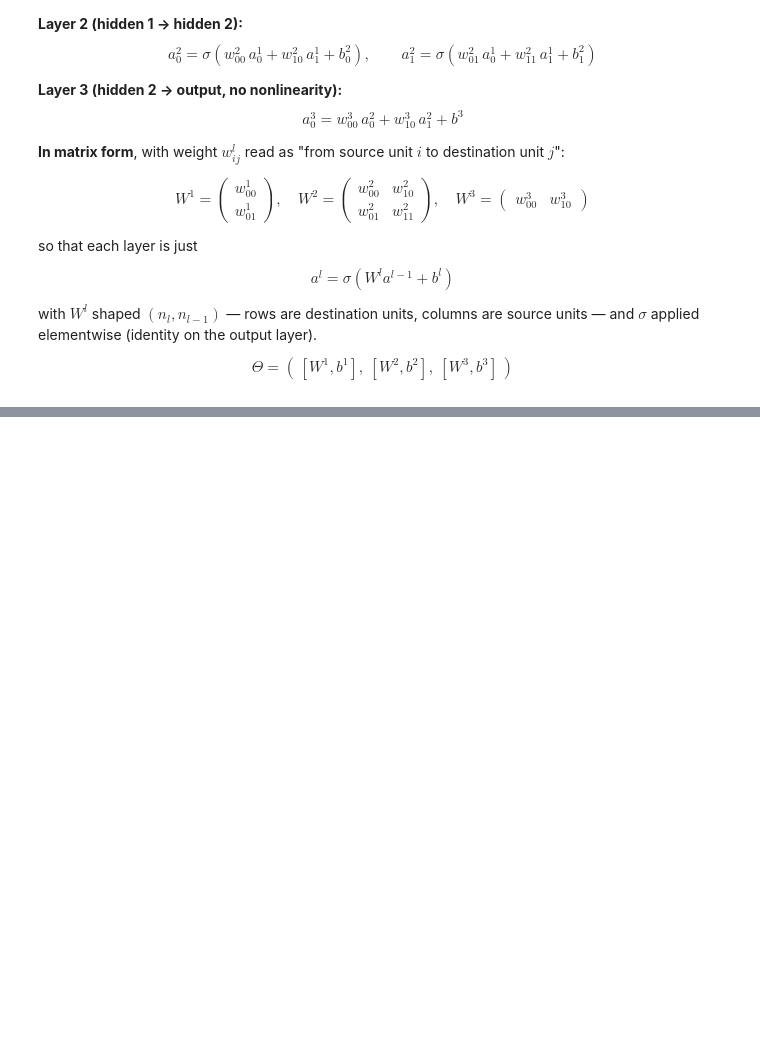
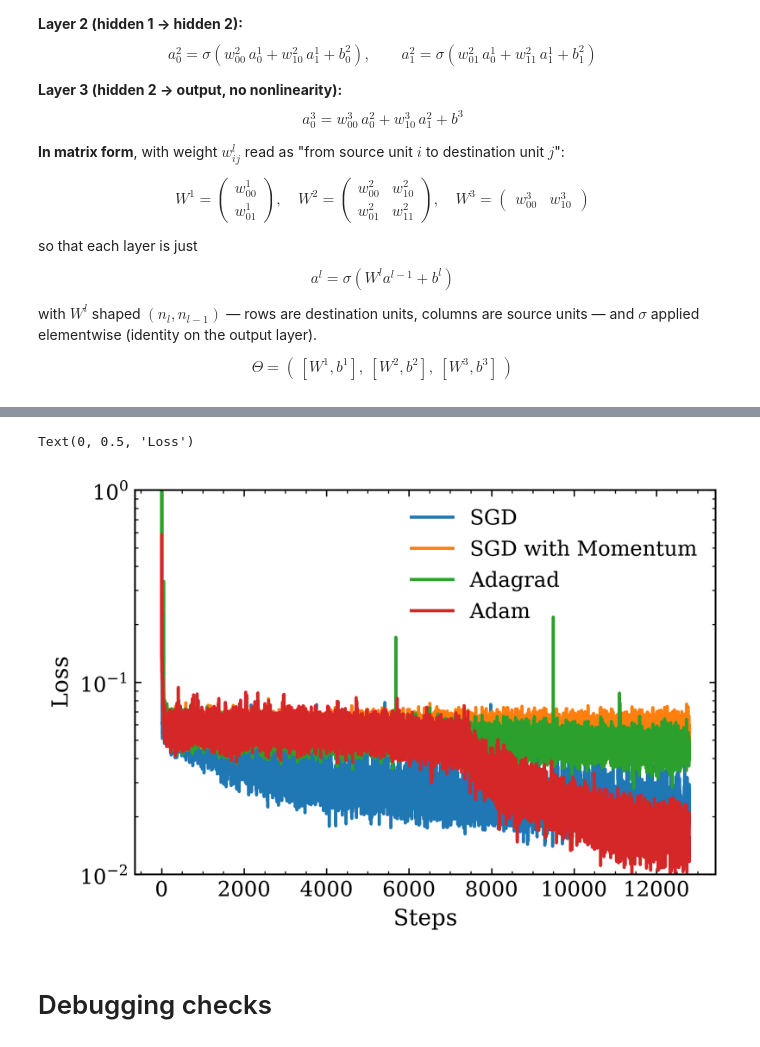
Before and after one commit to chrissellgren/ML_f26, a Jupyter notebook: lab1/lab1.ipynb, the cells around one changed output, grey strips where cells are left out. Cells and saved outputs as stored; diff of their text form; code cells hidden in the pictures; blank space fills up the shorter version.

```diff
--- a/lab1/lab1.ipynb
+++ b/lab1/lab1.ipynb
@@ -271,5 +308,20 @@ def train(params, X, Y, update_fxn, init_fxn,key, batch = True, epochs = epochs,
 
 # initiate MLP
 params = init_mlp(jax.random.key(0),[1,128,128,1])
+params_GD, losses_GD, loss_perstep_GD = train(params, X, Y, gradient_descent,init_singlevar,batch=False,key=jax.random.key(1),eta=0.01)
 
-params_GD, losses_GD = train(params, X, Y, gradient_descent,init_singlevar,batch=False,key=jax.random.key(0))
+# SGD
+params = init_mlp(jax.random.key(0),[1,128,128,1])
+params_SGD, losses_SGD, loss_perstep_SGD = train(params, X, Y, gradient_descent,init_singlevar,batch=True,key=jax.random.key(1))
+
+# SGD w momentum:
+params = init_mlp(jax.random.key(0),[1,128,128,1])
+params_SGD_mom, losses_SGD_mom, loss_perstep_SGD_mom = train(params, X, Y, gradient_descent_momentum,init_singlevar,batch=True,key=jax.random.key(1),eta=0.001)
+
+# Adagrad
+params = init_mlp(jax.random.key(0),[1,128,128,1])
+params_adagrad, losses_adagrad, loss_perstep_adagrad = train(params, X, Y, adagrad, init_singlevar,batch=True,key=jax.random.key(1),eta=0.05)
+
+# adam
+params = init_mlp(jax.random.key(0),[1,128,128,1])
+params_adam, losses_adam, loss_perstep_adam = train(params, X, Y, adam, init_adam,batch=True,key=jax.random.key(1),eta=0.001)
@@ -305,2 +346,23 @@ plt.yscale('log')
+# %%
+steps = np.arange(0,len(epochs)* n_train / batch_size)
+
+plt.figure(figsize=(6,4),dpi=300)
+#plt.plot(steps,loss_perstep_GD,label='Gradient Descent')
+plt.plot(steps,loss_perstep_SGD,label="SGD")
+plt.plot(steps,loss_perstep_SGD_mom,label="SGD with Momentum")
+plt.plot(steps,loss_perstep_adagrad,label="Adagrad")
+plt.plot(steps,loss_perstep_adam,label='Adam')
+plt.legend()
+#plt.xlim(-5,400)
+
+plt.yscale('log')
+plt.ylim(1e-2,1)
+plt.xlabel("Steps")
+plt.ylabel("Loss")
+# %% [output]
+Text(0, 0.5, 'Loss')
+[figure, added]
+# %% [markdown]
+# Debugging checks
 # %%
 print("GD:")
```
Also changed, not shown: parts of 10 cells of this notebook.
